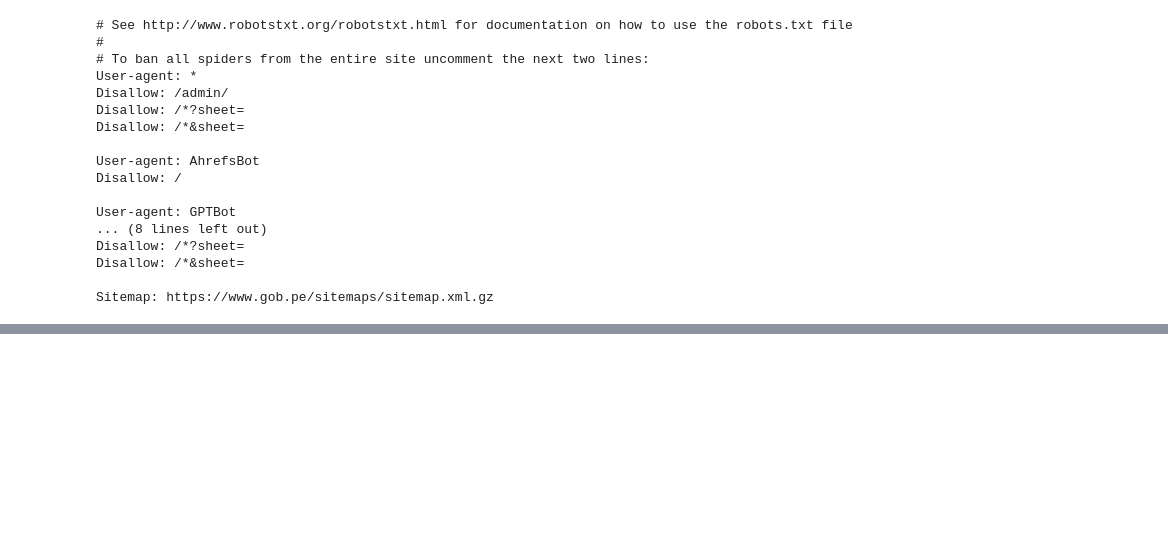
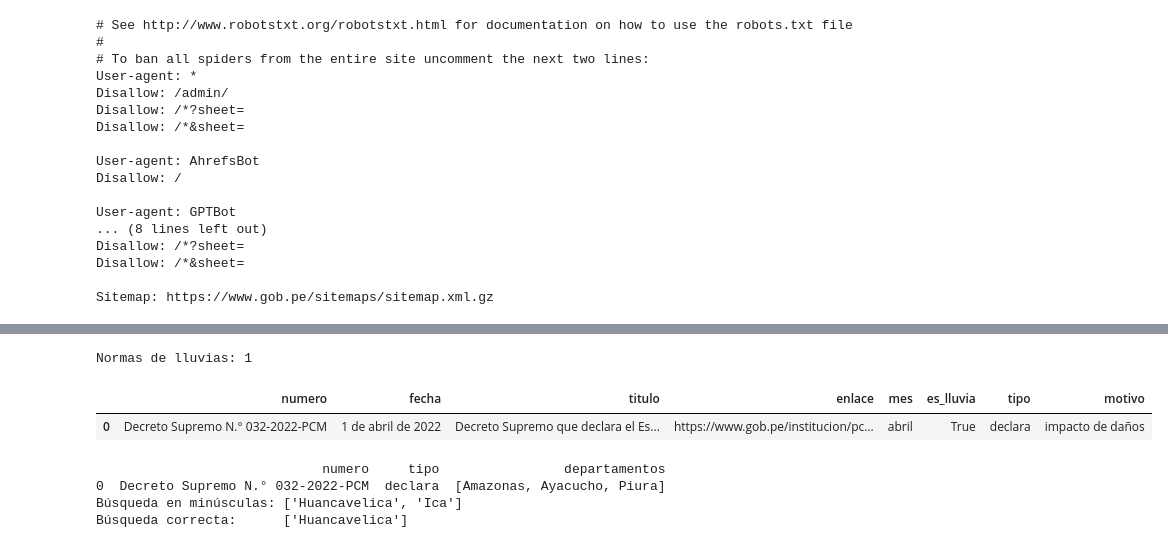
Before and after one commit to roddyhuarhua-hub/assignment_1_grupo_9, a Jupyter notebook: assignment_2/scraping_emergencias.ipynb, the cells around one changed output, grey strips where cells are left out. Cells and saved outputs as stored; diff of their text form; code cells hidden in the pictures; blank space fills up the shorter version.

```diff
--- a/assignment_2/scraping_emergencias.ipynb
+++ b/assignment_2/scraping_emergencias.ipynb
@@ -50,0 +312,32 @@ Sitemap: https://www.gob.pe/sitemaps/sitemap.xml.gz
+# %%
+lluvias = df[df["es_lluvia"]].reset_index(drop=True)
+print("Normas de lluvias:", len(lluvias))
+lluvias.head(5)
+# %% [output]
+Normas de lluvias: 1
+|  | numero | fecha | titulo | enlace | mes | es_lluvia | tipo | motivo |
+| 0 | Decreto Supremo N.° 032-2022-PCM | 1 de abril de 2022 | Decreto Supremo que declara el Es... | https://www.gob.pe/institucion/pc... | abril | True | declara | impacto de daños |
+# %%
+departamentos = ["Amazonas", "Áncash", "Apurímac", "Arequipa", "Ayacucho",
+"Cajamarca", "Callao", "Cusco", "Huancavelica", "Huánuco",
+"Ica", "Junín", "La Libertad", "Lambayeque", "Lima", "Loreto",
+"Madre de Dios", "Moquegua", "Pasco", "Piura", "Puno",
+"San Martín", "Tacna", "Tumbes", "Ucayali"]
+
+def deps_en(titulo):
+    # título original (con mayúsculas) y palabra completa (\b)
+    # cada departamento entra UNA sola vez a la lista, aunque se repita en el título
+    return [d for d in departamentos if re.search(r"\b" + d + r"\b", titulo)]
+
+lluvias["departamentos"] = lluvias["titulo"].apply(deps_en)
+print(lluvias[["numero", "tipo", "departamentos"]].to_string())
+
+# Prueba del problema de "Ica" con un ejemplo
+ejemplo = "provincia de Huancavelica del departamento de Huancavelica"
+print("Búsqueda en minúsculas:", [d for d in departamentos if d.lower() in ejemplo.lower()])
+print("Búsqueda correcta:     ", deps_en(ejemplo))
+# %% [output]
+                             numero     tipo                departamentos
+0  Decreto Supremo N.° 032-2022-PCM  declara  [Amazonas, Ayacucho, Piura]
+Búsqueda en minúsculas: ['Huancavelica', 'Ica']
+Búsqueda correcta:      ['Huancavelica']
```
Also changed, not shown: parts of 13 cells of this notebook, 2 other files.
